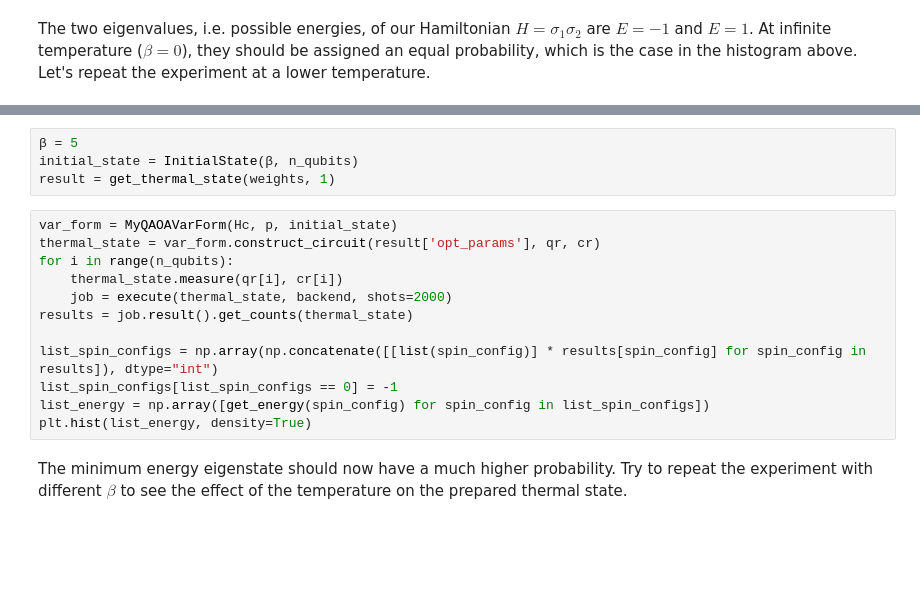
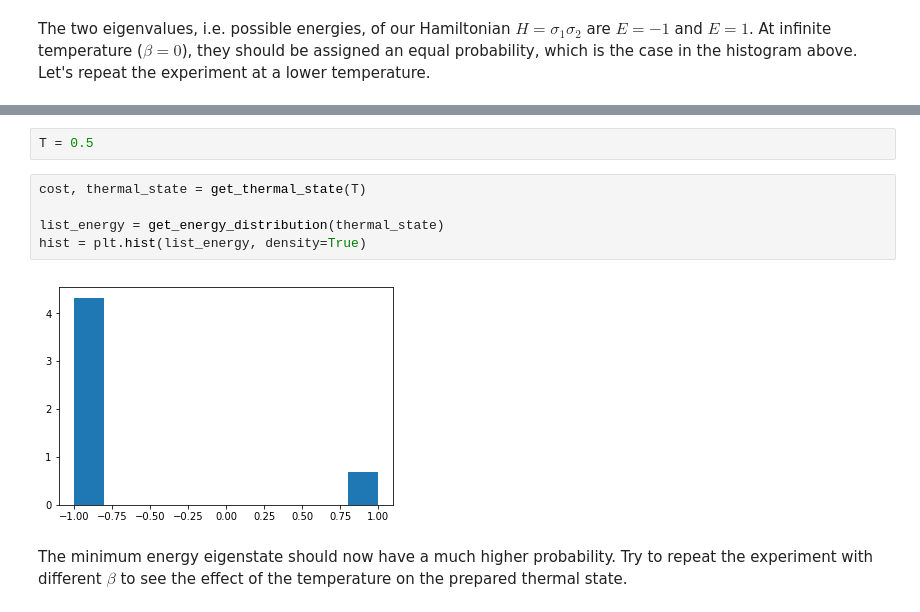
Before and after one commit to qosf/qml-mooc, a Jupyter notebook: qiskit_version/08_Sampling_a_Thermal_State.ipynb, the cells around one changed output, grey strips where cells are left out. Saved outputs shown, nothing was run; the diff lists cells and outputs as text; blank space fills up the shorter version.

```diff
--- a/qiskit_version/08_Sampling_a_Thermal_State.ipynb
+++ b/qiskit_version/08_Sampling_a_Thermal_State.ipynb
@@ -227,19 +225,12 @@ We set the inverse temperature to a high value. With this, we should get the low
-# %%
-β = 5
-initial_state = InitialState(β, n_qubits)
-result = get_thermal_state(weights, 1)
-# %%
-var_form = MyQAOAVarForm(Hc, p, initial_state)
-thermal_state = var_form.construct_circuit(result['opt_params'], qr, cr)
-for i in range(n_qubits):
-    thermal_state.measure(qr[i], cr[i])
-    job = execute(thermal_state, backend, shots=2000)
-results = job.result().get_counts(thermal_state)
-
-list_spin_configs = np.array(np.concatenate([[list(spin_config)] * results[spin_config] for spin_config in results]), dtype="int")
-list_spin_configs[list_spin_configs == 0] = -1
-list_energy = np.array([get_energy(spin_config) for spin_config in list_spin_configs])
-plt.hist(list_energy, density=True)
+# %%
+T = 0.5
+# %%
+cost, thermal_state = get_thermal_state(T)
+
+list_energy = get_energy_distribution(thermal_state)
+hist = plt.hist(list_energy, density=True)
+# %% [output]
+[figure, added]
 # %% [markdown]
 The minimum energy eigenstate should now have a much higher probability. Try to repeat the experiment with different $\beta$ to see the effect of the temperature on the prepared thermal state.
 # %% [markdown]
```
Also changed, not shown: parts of 21 cells of this notebook, 2 other files.
